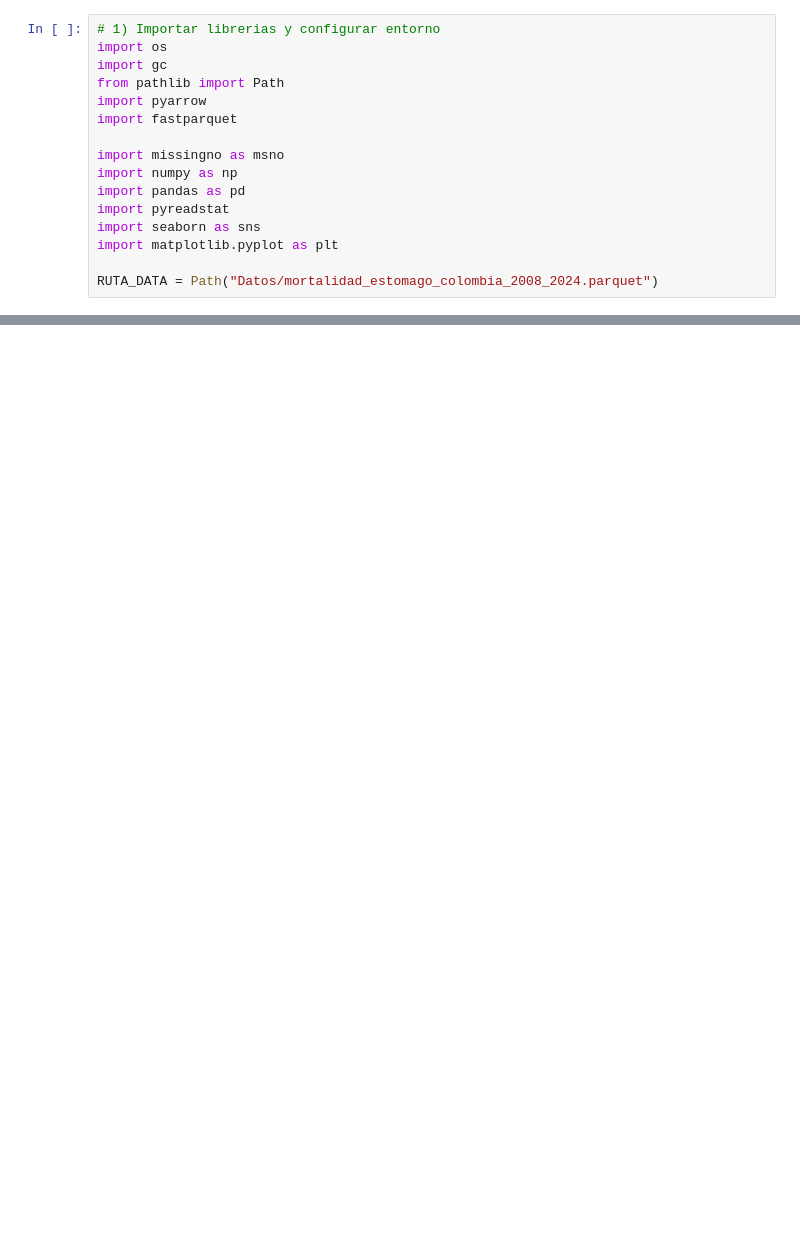
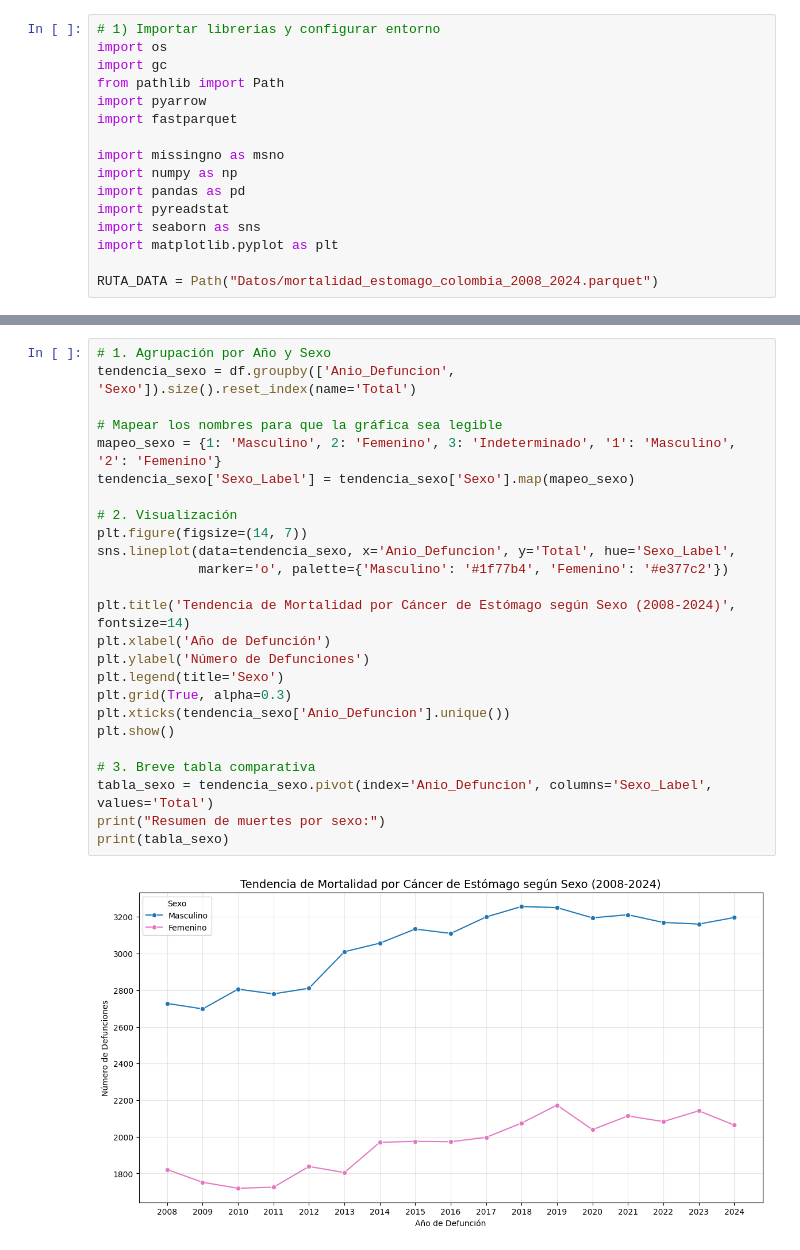
Before and after one commit to LasciaStare/Seminario, a Jupyter notebook: 2_EDA.ipynb, the cells around one changed output, grey strips where cells are left out. Drawn from its saved outputs; the diff is of its cells as text; blank space fills up the shorter version.

```diff
--- a/2_EDA.ipynb
+++ b/2_EDA.ipynb
@@ -48,0 +93,27 @@ memory usage: 9.5 MB
+# %%
+# 1. Agrupación por Año y Sexo
+tendencia_sexo = df.groupby(['Anio_Defuncion', 'Sexo']).size().reset_index(name='Total')
+
+# Mapear los nombres para que la gráfica sea legible
+mapeo_sexo = {1: 'Masculino', 2: 'Femenino', 3: 'Indeterminado', '1': 'Masculino', '2': 'Femenino'}
+tendencia_sexo['Sexo_Label'] = tendencia_sexo['Sexo'].map(mapeo_sexo)
+
+# 2. Visualización
+plt.figure(figsize=(14, 7))
+sns.lineplot(data=tendencia_sexo, x='Anio_Defuncion', y='Total', hue='Sexo_Label',
+             marker='o', palette={'Masculino': '#1f77b4', 'Femenino': '#e377c2'})
+
+plt.title('Tendencia de Mortalidad por Cáncer de Estómago según Sexo (2008-2024)', fontsize=14)
+plt.xlabel('Año de Defunción')
+plt.ylabel('Número de Defunciones')
+plt.legend(title='Sexo')
+plt.grid(True, alpha=0.3)
+plt.xticks(tendencia_sexo['Anio_Defuncion'].unique())
+plt.show()
+
+# 3. Breve tabla comparativa
+tabla_sexo = tendencia_sexo.pivot(index='Anio_Defuncion', columns='Sexo_Label', values='Total')
+print("Resumen de muertes por sexo:")
+print(tabla_sexo)
+# %% [output]
+[figure, added]
```
Also changed, not shown: parts of 19 cells of this notebook, 2 other files.
